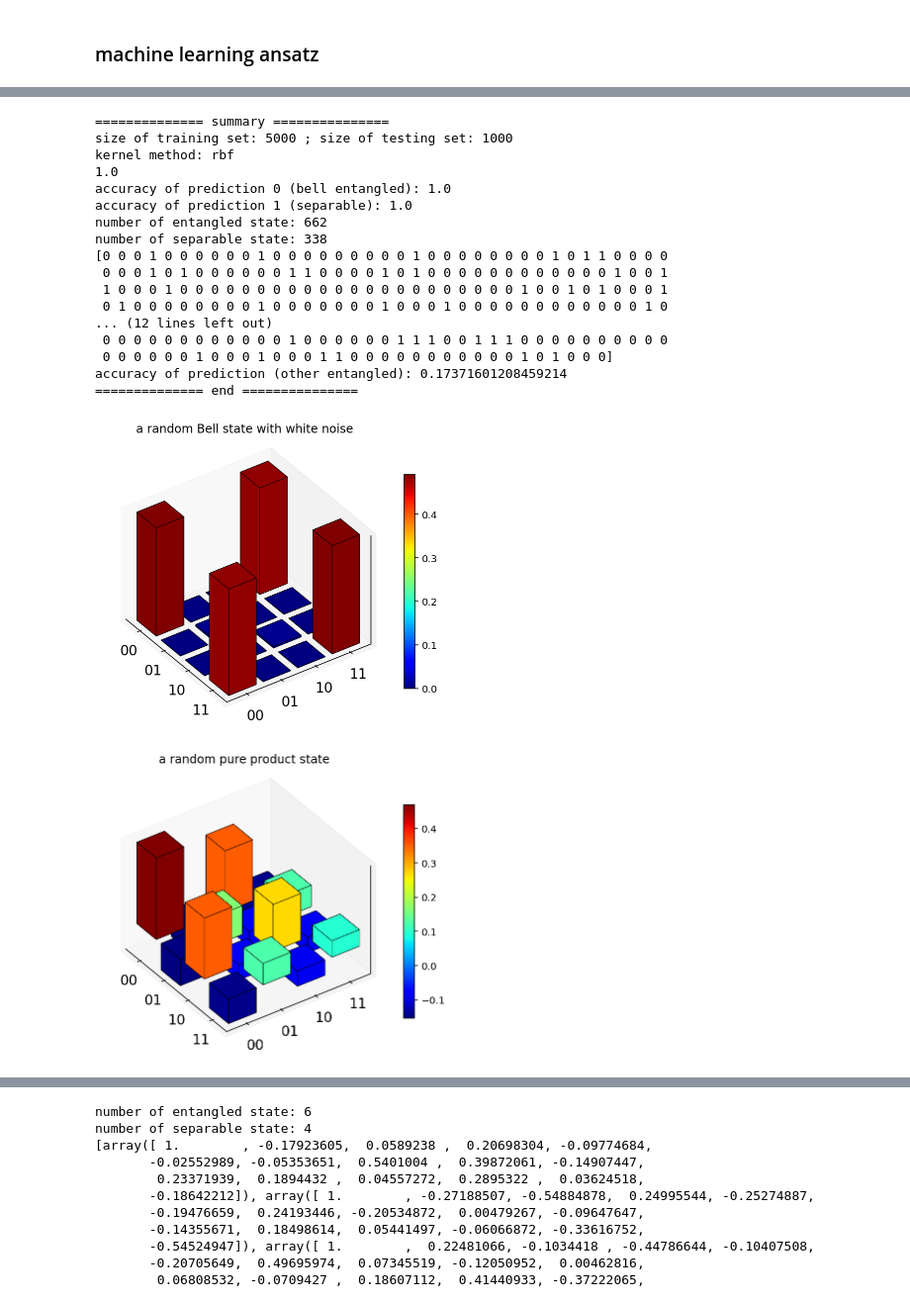
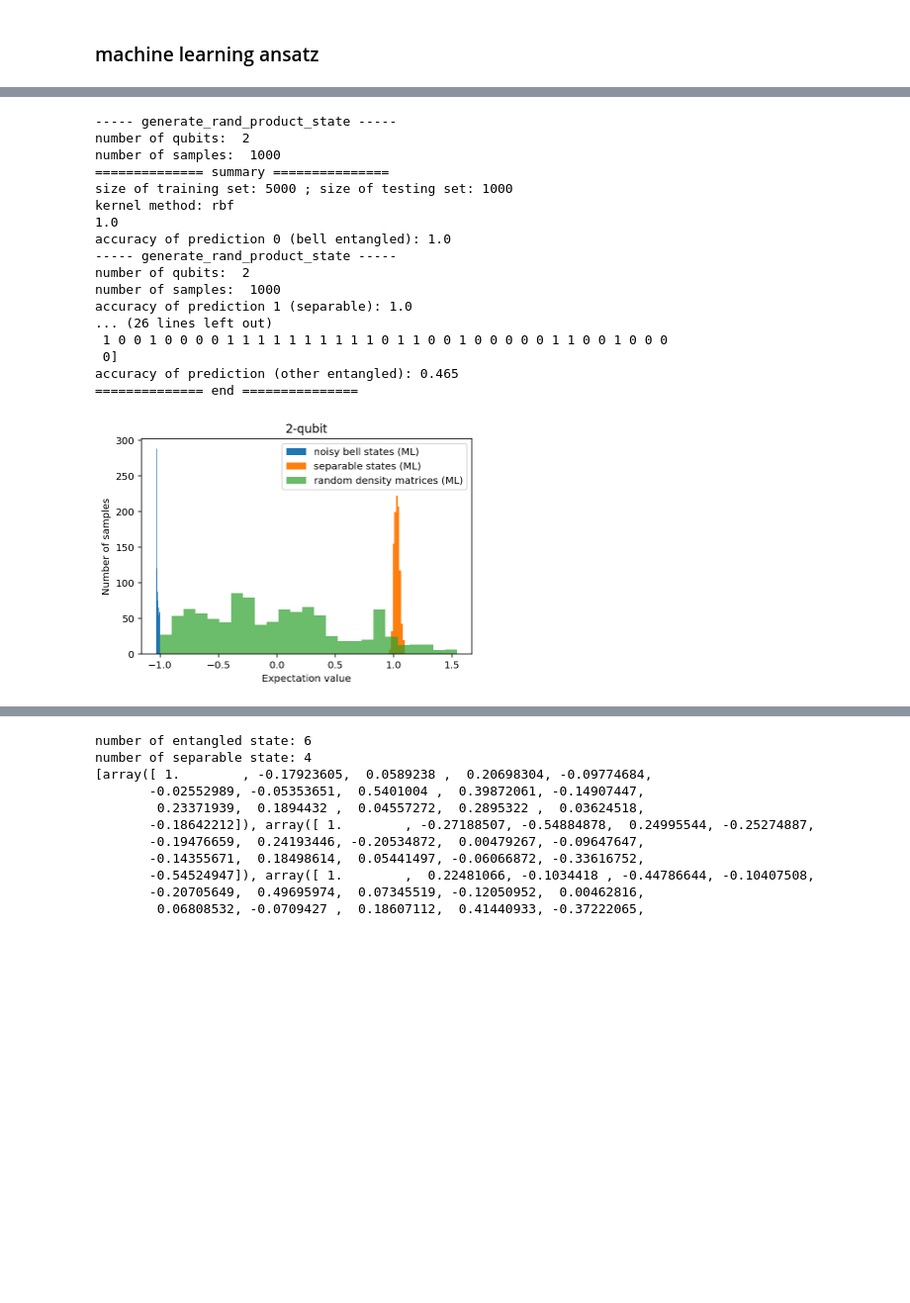
Before and after one commit to Jue-Xu/Entanglement-Witness, a Jupyter notebook: notebook/entangle.ipynb, the cells around one changed output, grey strips where cells are left out. Shown: that part at 99% size. Saved outputs shown, nothing was run; the diff lists cells and outputs as text; code cells hidden in the pictures; blank space fills up the shorter version.

```diff
--- a/notebook/entangle.ipynb
+++ b/notebook/entangle.ipynb
@@ -210,11 +215,2 @@ plt.savefig('dataset_sample.png', dpi=300)
 # %% [markdown]
 ### machine learning ansatz
-# %%
-size_train = 100
-size_test = 10
-
-
-bell_like_pure_state = generate_bell_like_pure_state(size_test)
-# print(len(two_qubit_entangled_pure_state))
-# print(two_qubit_entangled_pure_state[0])
-# print(two_qubit_entangled_pure_state[0].isket)
@@ -227,13 +268,6 @@ bell_like_pure_state = generate_bell_like_pure_state(size_test)
 # rand_dm(N=3)
 
 # traing with the entries of the density matrix
-
-# number_samples = 1000
-size_train = 1000
-
-bell_kinds = ['00', '01', '10', '11']
-two_pauli = [tensor([a,b]) for a in pauli_operators for b in pauli_operators ]
-# print(two_pauli)
 
 
 # generate_rand_pure_state_ensemble(4,5)
@@ -269,39 +303,15 @@ def assemble_training_dataset(m):
 
     # ax = plt.subplot(1,2,1)
     # visualize a random noisy Bell state in density matrix
-    matrix_histogram(
-        random.choice(bell00_noisy_density),
-        xlabels=['00', '01', '10', '11'],
-        ylabels=['00', '01', '10', '11'],
-        #  ylabels=None,
-        title="a random Bell state with white noise",
-        limits=None,
-        colorbar=True,
-        fig=None,
-        ax=None,
-        #  fig=fig,
-        #  ax=axes[0],
-        options=None)
 
-    separable_pure_state = generate_two_qubit_product_pure_state(m)
+
+    separable_pure_state = generate_rand_product_state(n=2,m=m)
     feature_separable = [
      expect(two_pauli, state)
      for state in separable_pure_state
     ]
     # visualize a random pure product state in density matrix
-    matrix_histogram(
-        ket2dm(random.choice(separable_pure_state)),
-        xlabels=['00', '01', '10', '11'],
-        ylabels=['00', '01', '10', '11'],
-        #  ylabels=None,
-        title="a random pure product state",
-        limits=None,
-        colorbar=True,
-        # fig=fig,
-        # ax=axes[1],
-        fig=None,
-        ax=None,
-        options=None)
+    # matrix_histogram( ket2dm(random.choice(separable_pure_state)) )
 
     # combine 0 data with 1 data
     feature = feature_bell00 + feature_bell01 + feature_bell10 + feature_bell11 + feature_separable
@@ -347,7 +357,7 @@ def my_svm(x, y, size_train, size_test, kernel):
     # print(prediction)
     ax.hist(decision_0)
 
-    test_1 = generate_two_qubit_product_pure_state(size_test)
+    test_1 = generate_rand_product_state(n=2,m=size_test)
     # test_1 = generate_two_qubit_random_pure_state_PPT(size_test)[1]
     feature_1 = [ expect(two_pauli, state) for state in test_1 ]
     prediction_1 = clf.predict(feature_1)
@@ -355,49 +365,48 @@ def my_svm(x, y, size_train, size_test, kernel):
     decision_1 = clf.decision_function(feature_1)
     ax.hist(decision_1)
 
-    # test_2 = generate_bell_like_pure_state(10,False)
-    test_2 = generate_two_qubit_random_state_PPT(size_test)[0]
+    test_2 = generate_bell_like_pure_state(10)
+    # test_2 = generate_two_qubit_random_state_PPT(size_test)[0]
     feature_2 = [ expect(two_pauli, state) for state in test_2 ]
     prediction_2 = clf.predict(feature_2)
     print(prediction_2)
     decision_2 = clf.decision_function(feature_2)
     ax.hist(decision_2, alpha=0.7, bins=25)
     print("accuracy of prediction (other entangled):", sum(prediction_2)/len(prediction_2))
 
     # ax.hist([expect(state, bell_inequality) for state in test_0 ])
     # ax.hist([expect(state, bell_inequality) for state in [ ket2dm(ket) for ket in test_1 ] ])
     # ax.hist([expect(state, bell_inequality) for state in test_2 ])
 
     print("============== end ===============")
     ax.set_ylabel('Number of samples')
     ax.set_xlabel('Expectation value')
     ax.set_title('2-qubit')
     ax.legend(('noisy bell states (ML)', 'separable states (ML)',
            'random density matrices (ML)', 'bell inequality'),
           loc='upper right')
     plt.savefig('two_qubit_hist.png', dpi=300)
 
 
 (X, Y) = assemble_training_dataset(size_train)
 my_svm(X, Y, 1000, 1000, 'rbf')
 # my_svm(X, Y, 1000, 100, 'linear')
 # %% [output]
+----- generate_rand_product_state -----
+number of qubits:  2
+number of samples:  1000
 ============== summary ===============
 size of training set: 5000 ; size of testing set: 1000
 kernel method: rbf
 1.0
 accuracy of prediction 0 (bell entangled): 1.0
+----- generate_rand_product_state -----
+number of qubits:  2
+number of samples:  1000
 accuracy of prediction 1 (separable): 1.0
-number of entangled state: 662
-number of separable state: 338
-[0 0 0 1 0 0 0 0 0 0 1 0 0 0 0 0 0 0 0 0 1 0 0 0 0 0 0 0 0 1 0 1 1 0 0 0 0
- 0 0 0 1 0 1 0 0 0 0 0 0 1 1 0 0 0 0 1 0 1 0 0 0 0 0 0 0 0 0 0 0 0 1 0 0 1
- 1 0 0 0 1 0 0 0 0 0 0 0 0 0 0 0 0 0 0 0 0 0 0 0 0 0 0 1 0 0 1 0 1 0 0 0 1
- 0 1 0 0 0 0 0 0 0 0 1 0 0 0 0 0 0 0 1 0 0 0 1 0 0 0 0 0 0 0 0 0 0 0 0 1 0
-... (12 lines left out)
- 0 0 0 0 0 0 0 0 0 0 0 0 1 0 0 0 0 0 0 1 1 1 0 0 1 1 1 0 0 0 0 0 0 0 0 0 0
- 0 0 0 0 0 0 1 0 0 0 1 0 0 0 1 1 0 0 0 0 0 0 0 0 0 0 0 1 0 1 0 0 0]
-accuracy of prediction (other entangled): 0.17371601208459214
+... (26 lines left out)
+ 1 0 0 1 0 0 0 0 1 1 1 1 1 1 1 1 1 1 0 1 1 0 0 1 0 0 0 0 0 1 1 0 0 1 0 0 0
+ 0]
+accuracy of prediction (other entangled): 0.465
 ============== end ===============
-[figure, old version]
+[figure, new version]
-[figure, removed]
```
Also changed, not shown: parts of 19 cells of this notebook, 9 other files.
